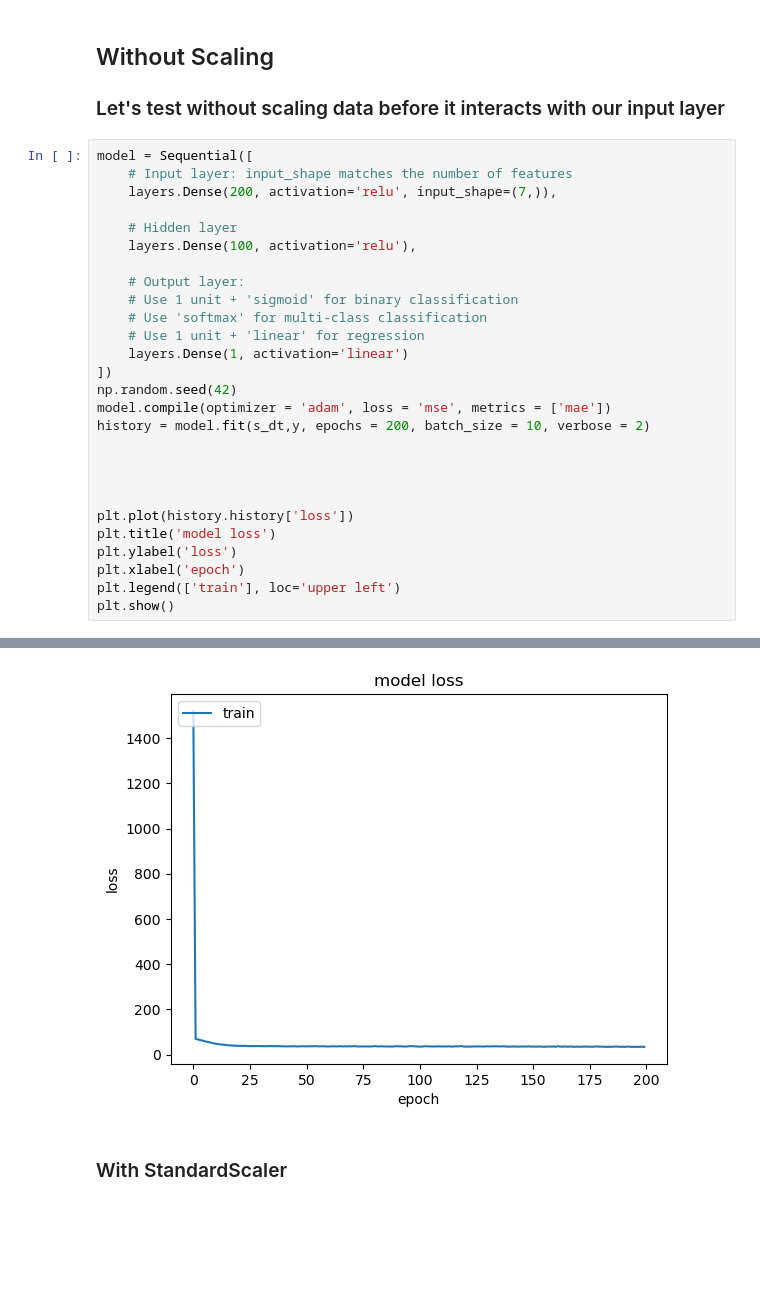
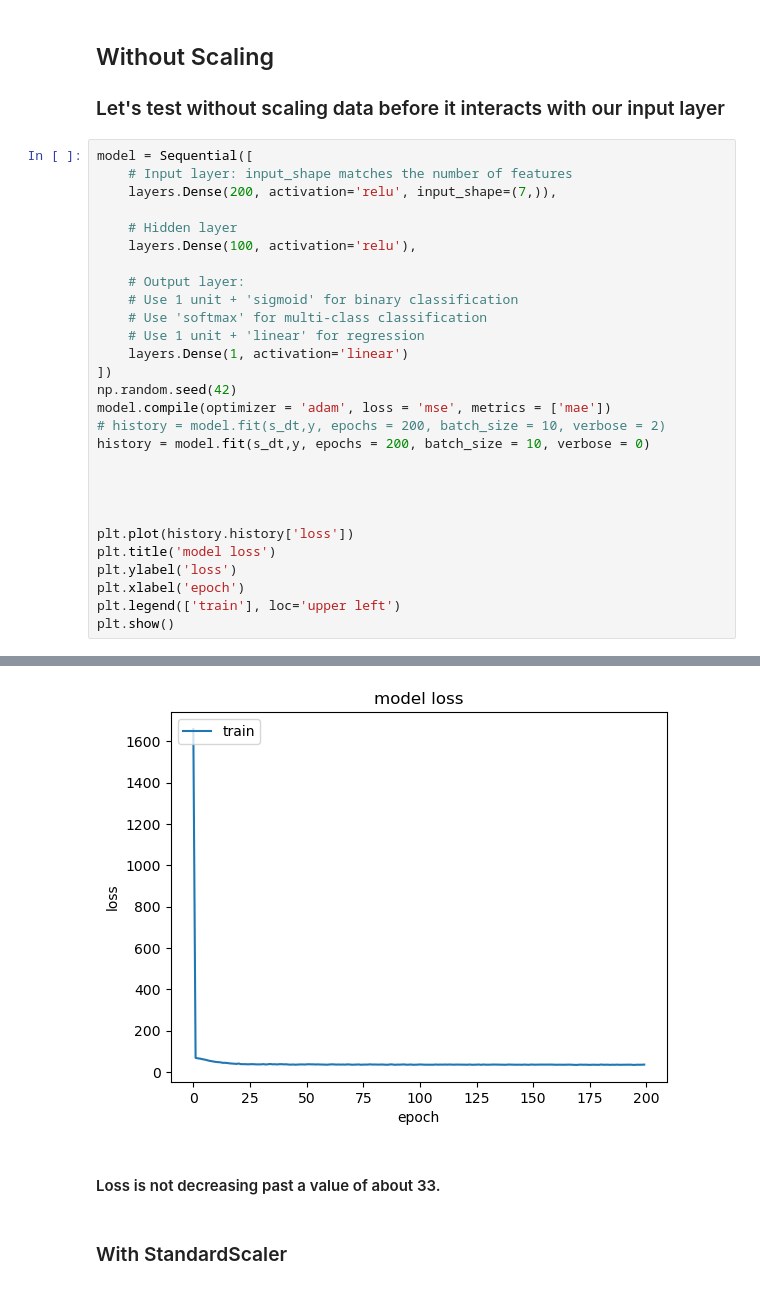
Before and after one commit to RAATIB/Capstone-Final-Report, a Jupyter notebook: spotify analysis Raatib Tanvir Capstone ML:AI.ipynb, the cells around one changed output, grey strips where cells are left out. Drawn from its saved outputs; the diff is of its cells as text; blank space fills up the shorter version.

```diff
--- a/spotify analysis Raatib Tanvir Capstone ML:AI.ipynb
+++ b/spotify analysis Raatib Tanvir Capstone ML:AI.ipynb
@@ -572,7 +572,8 @@ model = Sequential([
 ])
 np.random.seed(42)
 model.compile(optimizer = 'adam', loss = 'mse', metrics = ['mae'])
-history = model.fit(s_dt,y, epochs = 200, batch_size = 10, verbose = 2)
+# history = model.fit(s_dt,y, epochs = 200, batch_size = 10, verbose = 2)
+history = model.fit(s_dt,y, epochs = 200, batch_size = 10, verbose = 0)
 
 
 
@@ -604,4 +588,6 @@ Epoch 200/200
-[figure, old version]
+[figure, new version]
+# %% [markdown]
+#### Loss is not decreasing past a value of about 33.
 # %% [markdown]
 ### With StandardScaler
 # %%
```
Also changed, not shown: parts of 21 cells of this notebook.
